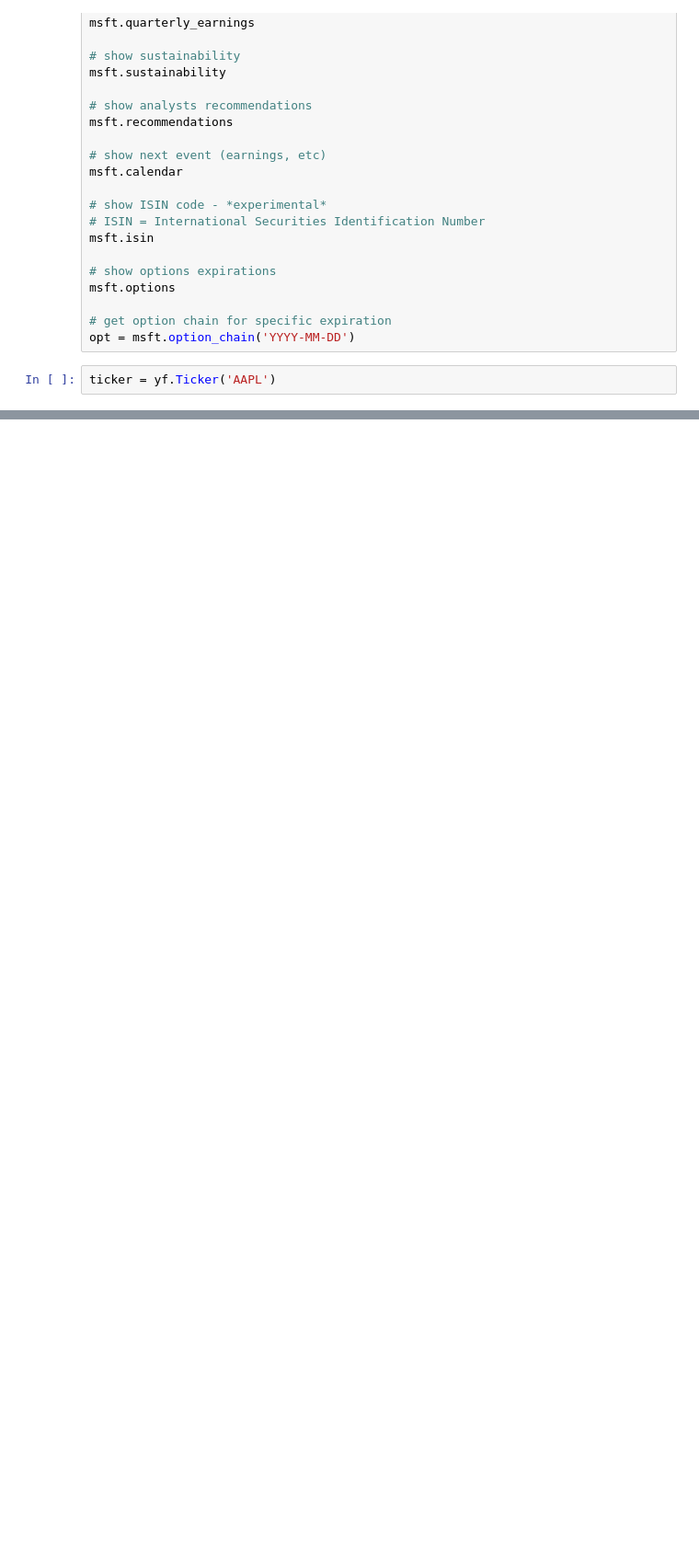
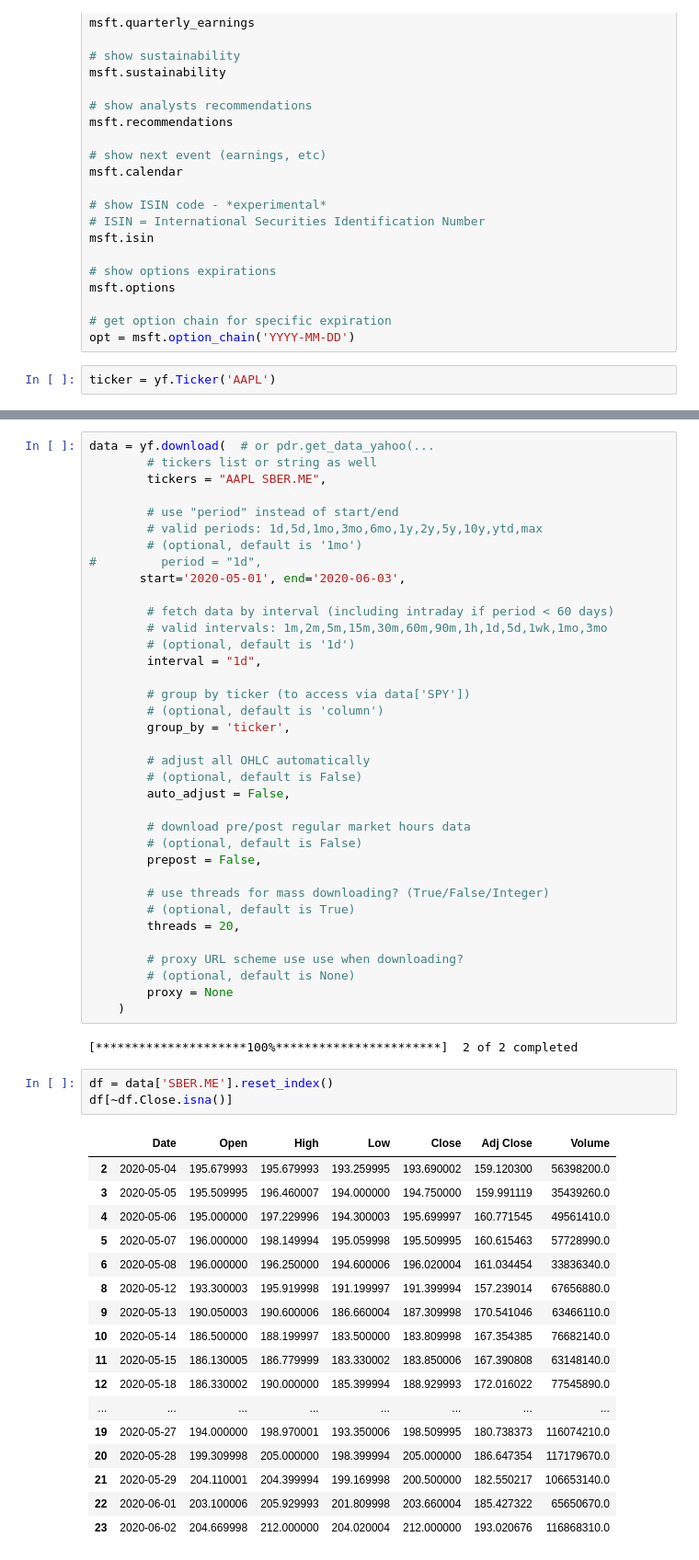
Before and after one commit to hashbash/rocket-market-core, a Jupyter notebook: notebooks/yfinance_tester.ipynb, the cells around one changed output, grey strips where cells are left out. Shown at 92% size. Cells and saved outputs as stored; diff of their text form; blank space fills up the shorter version.

```diff
--- a/notebooks/yfinance_tester.ipynb
+++ b/notebooks/yfinance_tester.ipynb
@@ -130,0 +121,59 @@ hist
+# %%
+data = yf.download(  # or pdr.get_data_yahoo(...
+        # tickers list or string as well
+        tickers = "AAPL SBER.ME",
+
+        # use "period" instead of start/end
+        # valid periods: 1d,5d,1mo,3mo,6mo,1y,2y,5y,10y,ytd,max
+        # (optional, default is '1mo')
+#         period = "1d",
+       start='2020-05-01', end='2020-06-03',
+
+        # fetch data by interval (including intraday if period < 60 days)
+        # valid intervals: 1m,2m,5m,15m,30m,60m,90m,1h,1d,5d,1wk,1mo,3mo
+        # (optional, default is '1d')
+        interval = "1d",
+
+        # group by ticker (to access via data['SPY'])
+        # (optional, default is 'column')
+        group_by = 'ticker',
+
+        # adjust all OHLC automatically
+        # (optional, default is False)
+        auto_adjust = False,
+
+        # download pre/post regular market hours data
+        # (optional, default is False)
+        prepost = False,
+
+        # use threads for mass downloading? (True/False/Integer)
+        # (optional, default is True)
+        threads = 20,
+
+        # proxy URL scheme use use when downloading?
+        # (optional, default is None)
+        proxy = None
+    )
+# %% [output]
+[*********************100%***********************]  2 of 2 completed
+# %%
+df = data['SBER.ME'].reset_index()
+df[~df.Close.isna()]
+# %% [output]
+|  | Date | Open | High | Low | Close | Adj Close | Volume |
+| 2 | 2020-05-04 | 195.679993 | 195.679993 | 193.259995 | 193.690002 | 159.120300 | 56398200.0 |
+| 3 | 2020-05-05 | 195.509995 | 196.460007 | 194.000000 | 194.750000 | 159.991119 | 35439260.0 |
+| 4 | 2020-05-06 | 195.000000 | 197.229996 | 194.300003 | 195.699997 | 160.771545 | 49561410.0 |
+| 5 | 2020-05-07 | 196.000000 | 198.149994 | 195.059998 | 195.509995 | 160.615463 | 57728990.0 |
+| 6 | 2020-05-08 | 196.000000 | 196.250000 | 194.600006 | 196.020004 | 161.034454 | 33836340.0 |
+| 8 | 2020-05-12 | 193.300003 | 195.919998 | 191.199997 | 191.399994 | 157.239014 | 67656880.0 |
+| 9 | 2020-05-13 | 190.050003 | 190.600006 | 186.660004 | 187.309998 | 170.541046 | 63466110.0 |
+| 10 | 2020-05-14 | 186.500000 | 188.199997 | 183.500000 | 183.809998 | 167.354385 | 76682140.0 |
+| 11 | 2020-05-15 | 186.130005 | 186.779999 | 183.330002 | 183.850006 | 167.390808 | 63148140.0 |
+| 12 | 2020-05-18 | 186.330002 | 190.000000 | 185.399994 | 188.929993 | 172.016022 | 77545890.0 |
+| ... | ... | ... | ... | ... | ... | ... | ... |
+| 19 | 2020-05-27 | 194.000000 | 198.970001 | 193.350006 | 198.509995 | 180.738373 | 116074210.0 |
+| 20 | 2020-05-28 | 199.309998 | 205.000000 | 198.399994 | 205.000000 | 186.647354 | 117179670.0 |
+| 21 | 2020-05-29 | 204.110001 | 204.399994 | 199.169998 | 200.500000 | 182.550217 | 106653140.0 |
+| 22 | 2020-06-01 | 203.100006 | 205.929993 | 201.809998 | 203.660004 | 185.427322 | 65650670.0 |
+| 23 | 2020-06-02 | 204.669998 | 212.000000 | 204.020004 | 212.000000 | 193.020676 | 116868310.0 |
```
Also changed, not shown: parts of 14 cells of this notebook, 2 other files.
